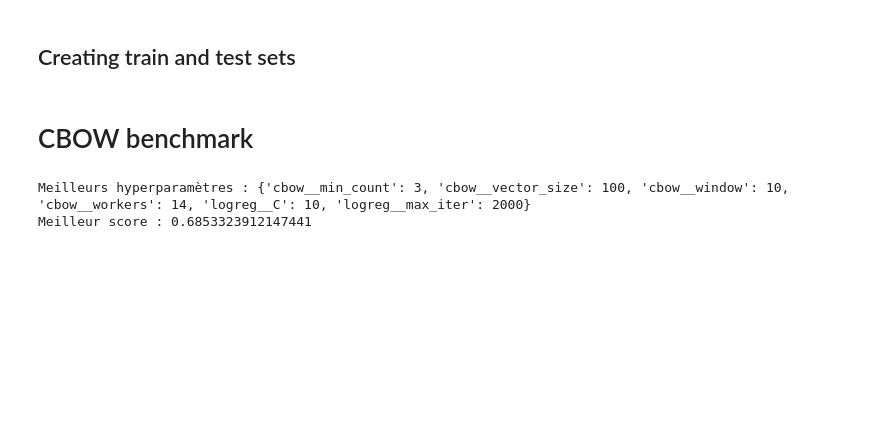
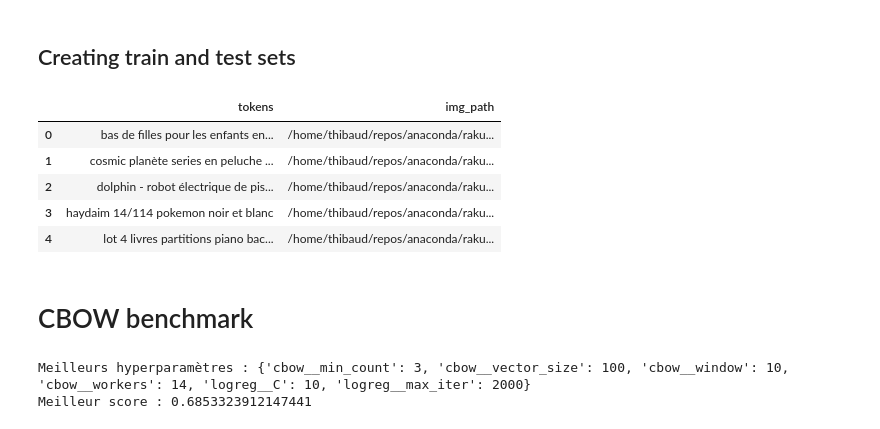
Before and after one commit to Konarovic/Rakuten, a Jupyter notebook: notebook/tb/notebook_benchmark_txt.ipynb, the cells around one changed output. Saved outputs shown, nothing was run; the diff lists cells and outputs as text; code cells hidden in the pictures; blank space fills up the shorter version.

```diff
--- a/notebook/tb/notebook_benchmark_txt.ipynb
+++ b/notebook/tb/notebook_benchmark_txt.ipynb
@@ -1,20 +1,14 @@
 # %%
+import sys
 import os
-import sys
-projectDir = '/home/thibaud/repos/anaconda/rakuten'
-if projectDir not in sys.path:
-    sys.path.append(projectDir)
+configDir =  '/home/thibaud/repos/anaconda/rakuten/notebook'
+if configDir not in sys.path:
+    sys.path.append(configDir)
+
+import config
 
 import multiprocessing
 num_cores = multiprocessing.cpu_count()
-
-#Define path in the config file
-import config
-config.path_to_project = projectDir #directory of the project
-config.path_to_data = os.path.join(projectDir, 'data', 'clean') #path to the data (dataframe)
-config.path_to_results = os.path.join(projectDir, 'results') #path to where the summary of the benchmark results will be saved (csv)
-config.path_to_images = os.path.join(projectDir, 'data', 'images', 'image_train_resized')  #path to the folder containing images
-config.path_to_models = os.path.join(projectDir, 'results') #path to the folder where the models will be saved
 
 
 import pandas as pd
@@ -86,24 +80,32 @@ class_labels = class_labels.drop(columns='prdtypeindex').sort_index()
 # %%
 Img_train = data.loc[~data['testset'], 'img_path']
 Img_test = data.loc[data['testset'], 'img_path']
 
 Txt_train = data.loc[~data['testset'], 'tokens']
 Txt_test = data.loc[data['testset'], 'tokens']
 
 y_train = data.loc[~data['testset'],'prdtypeindex']
 y_test = data.loc[data['testset'],'prdtypeindex']
 
 #To be fed into any of our sklearn classifiers, X_train and X_test
 #should be dataframes with columns tokens and img_path
 X_train = pd.DataFrame({'tokens': Txt_train, 'img_path': Img_train})
 X_test = pd.DataFrame({'tokens': Txt_test, 'img_path': Img_test})
 
 #All data for cross-validated scores
 X = pd.concat([X_train, X_test], axis=0)
 y = pd.concat([y_train, y_test], axis=0)
 
 #Number of classes
 num_classes = len(np.unique(data['prdtypeindex']))
+X_test.head()
+# %% [output]
+|  | tokens | img_path |
+| 0 | bas de filles pour les enfants en... | /home/thibaud/repos/anaconda/raku... |
+| 1 | cosmic planète series en peluche ... | /home/thibaud/repos/anaconda/raku... |
+| 2 | dolphin - robot électrique de pis... | /home/thibaud/repos/anaconda/raku... |
+| 3 | haydaim 14/114 pokemon noir et blanc | /home/thibaud/repos/anaconda/raku... |
+| 4 | lot 4 livres partitions piano bac... | /home/thibaud/repos/anaconda/raku... |
 # %%
 # model = MLClassifier(base_name='LogisticRegression', vec_method='tfidf')
 # model = model.load('LogisticRegression_tfidf')
```
Also changed, not shown: parts of 1 cell of this notebook, 3 other files.
